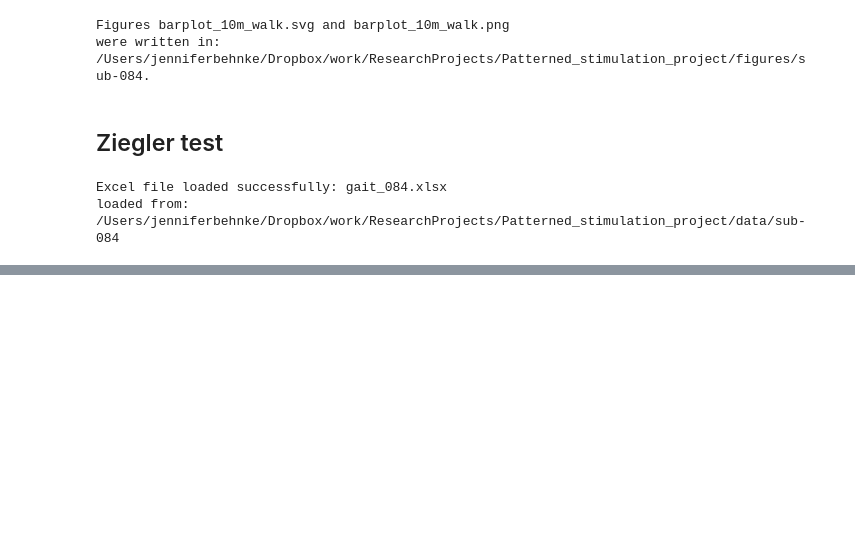
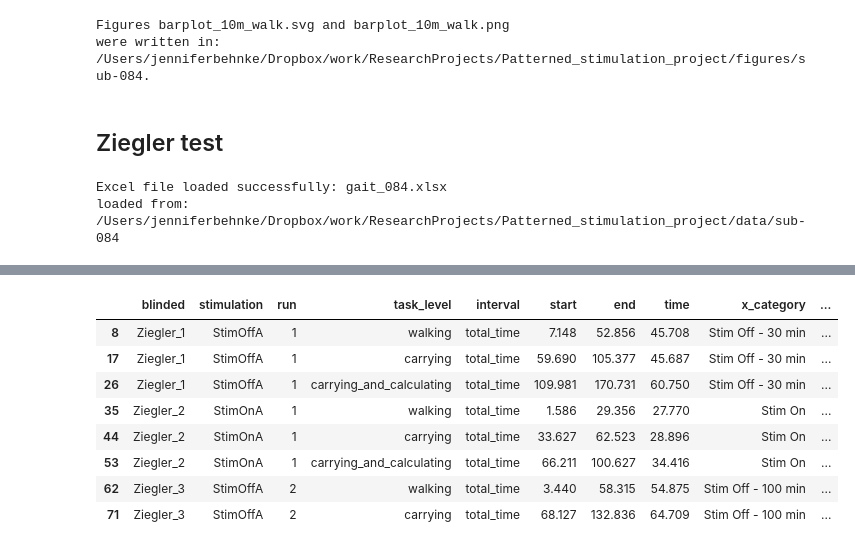
Before and after one commit to JKBehnke/patterned_DBS, a Jupyter notebook: notebooks/burst_dbs_group_analysis.ipynb, the cells around one changed output, grey strips where cells are left out. Drawn from its saved outputs; the diff is of its cells as text; code cells hidden in the pictures; blank space fills up the shorter version.

```diff
--- a/notebooks/burst_dbs_group_analysis.ipynb
+++ b/notebooks/burst_dbs_group_analysis.ipynb
@@ -727,0 +724,14 @@ See the caveats in the documentation: https://pandas.pydata.org/pandas-docs/stab
+# %%
+ax = plot_ziegler[0]
+df_filtered = plot_ziegler[1]
+df_filtered
+# %% [output]
+|  | blinded | stimulation | run | task_level | interval | start | end | time | x_category | ... |
+| 8 | Ziegler_1 | StimOffA | 1 | walking | total_time | 7.148 | 52.856 | 45.708 | Stim Off - 30 min | ... |
+| 17 | Ziegler_1 | StimOffA | 1 | carrying | total_time | 59.690 | 105.377 | 45.687 | Stim Off - 30 min | ... |
+| 26 | Ziegler_1 | StimOffA | 1 | carrying_and_calculating | total_time | 109.981 | 170.731 | 60.750 | Stim Off - 30 min | ... |
+| 35 | Ziegler_2 | StimOnA | 1 | walking | total_time | 1.586 | 29.356 | 27.770 | Stim On | ... |
+| 44 | Ziegler_2 | StimOnA | 1 | carrying | total_time | 33.627 | 62.523 | 28.896 | Stim On | ... |
+| 53 | Ziegler_2 | StimOnA | 1 | carrying_and_calculating | total_time | 66.211 | 100.627 | 34.416 | Stim On | ... |
+| 62 | Ziegler_3 | StimOffA | 2 | walking | total_time | 3.440 | 58.315 | 54.875 | Stim Off - 100 min | ... |
+| 71 | Ziegler_3 | StimOffA | 2 | carrying | total_time | 68.127 | 132.836 | 64.709 | Stim Off - 100 min | ... |
```
Also changed, not shown: parts of 2 cells of this notebook, 1 other file.
